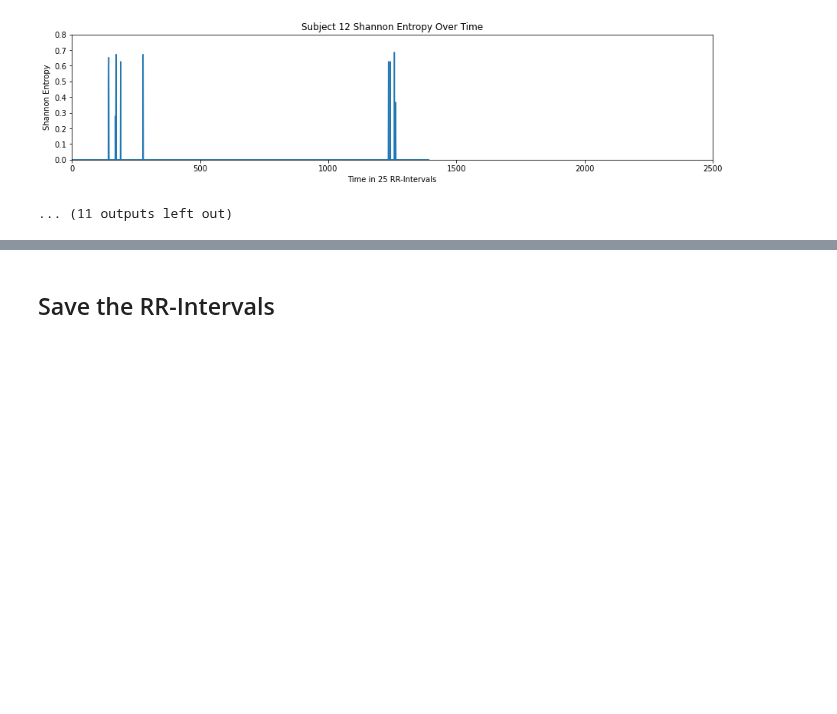
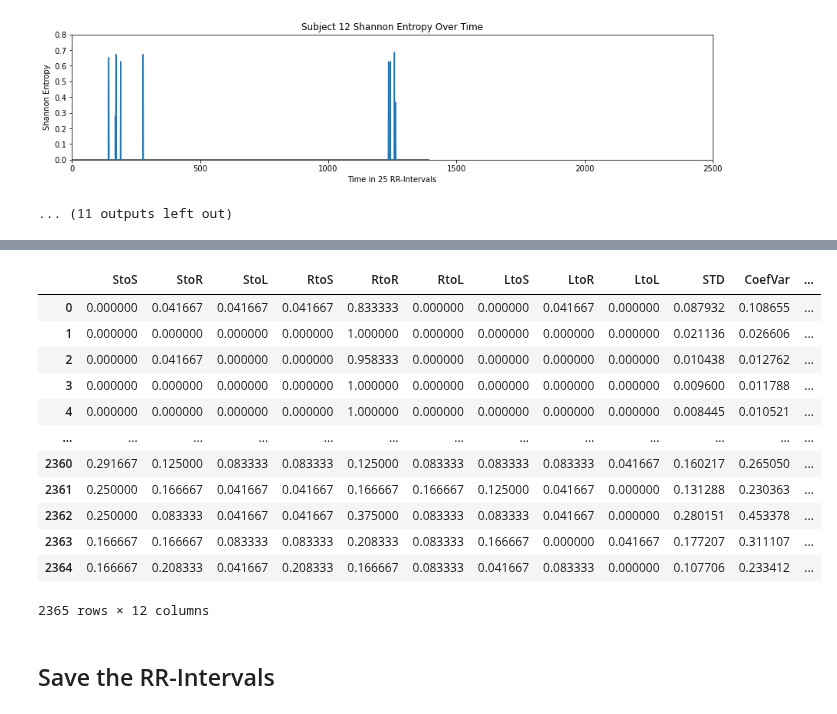
Before and after one commit to NNLUliskey/svsm_ml_2022, a Jupyter notebook: Volatility.ipynb, the cells around one changed output, grey strips where cells are left out. Saved outputs shown, nothing was run; the diff lists cells and outputs as text; code cells hidden in the pictures; blank space fills up the shorter version.

```diff
--- a/Volatility.ipynb
+++ b/Volatility.ipynb
@@ -490,0 +601,8 @@ for index, subject in enumerate(shannon_main):
+# %%
+Range_list = []
+for subject in subset_dataframes:
+    range_array = []
+    for chunk in subject:
+        ranges = max(chunk['Interval']) - min(chunk['Interval'])
+        range_array.append(ranges)
+    Range_list.append(range_array)
@@ -491,3 +633,48 @@ for index, subject in enumerate(shannon_main):
+# %%
+jjpleasedonotwritemeup = []
+
+for subject in subset_dataframes:
+
+
+    tempdf = pd.DataFrame(
+
+        data = np.transpose(np.array([
+                                        [x[0] for x in transitions_list[idx]],
+                                        [x[1] for x in transitions_list[idx]],
+                                        [x[2] for x in transitions_list[idx]],
+                                        [x[3] for x in transitions_list[idx]],
+                                        [x[4] for x in transitions_list[idx]],
+                                        [x[5] for x in transitions_list[idx]],
+                                        [x[6] for x in transitions_list[idx]],
+                                        [x[7] for x in transitions_list[idx]],
+                                        [x[8] for x in transitions_list[idx]],
+                                        Std_list[idx],
+                                        CoefVar_list[idx],
+                                        Range_list[idx],
+                                        ])
+                               ),
+
+
+        columns = ['StoS', 'StoR', 'StoL', 'RtoS', 'RtoR', 'RtoL', 'LtoS', 'LtoR', 'LtoL', 'STD', 'CoefVar', 'Range']
+
+    )
+    jjpleasedonotwritemeup.append(tempdf)
+# %%
+jjpleasedonotwritemeup[0]
+# %% [output]
+|  | StoS | StoR | StoL | RtoS | RtoR | RtoL | LtoS | LtoR | LtoL | STD | CoefVar | ... |
+| 0 | 0.000000 | 0.041667 | 0.041667 | 0.041667 | 0.833333 | 0.000000 | 0.000000 | 0.041667 | 0.000000 | 0.087932 | 0.108655 | ... |
+| 1 | 0.000000 | 0.000000 | 0.000000 | 0.000000 | 1.000000 | 0.000000 | 0.000000 | 0.000000 | 0.000000 | 0.021136 | 0.026606 | ... |
+| 2 | 0.000000 | 0.041667 | 0.000000 | 0.000000 | 0.958333 | 0.000000 | 0.000000 | 0.000000 | 0.000000 | 0.010438 | 0.012762 | ... |
+| 3 | 0.000000 | 0.000000 | 0.000000 | 0.000000 | 1.000000 | 0.000000 | 0.000000 | 0.000000 | 0.000000 | 0.009600 | 0.011788 | ... |
+| 4 | 0.000000 | 0.000000 | 0.000000 | 0.000000 | 1.000000 | 0.000000 | 0.000000 | 0.000000 | 0.000000 | 0.008445 | 0.010521 | ... |
+| ... | ... | ... | ... | ... | ... | ... | ... | ... | ... | ... | ... | ... |
+| 2360 | 0.291667 | 0.125000 | 0.083333 | 0.083333 | 0.125000 | 0.083333 | 0.083333 | 0.083333 | 0.041667 | 0.160217 | 0.265050 | ... |
+| 2361 | 0.250000 | 0.166667 | 0.041667 | 0.041667 | 0.166667 | 0.166667 | 0.125000 | 0.041667 | 0.000000 | 0.131288 | 0.230363 | ... |
+| 2362 | 0.250000 | 0.083333 | 0.041667 | 0.041667 | 0.375000 | 0.083333 | 0.083333 | 0.041667 | 0.000000 | 0.280151 | 0.453378 | ... |
+| 2363 | 0.166667 | 0.166667 | 0.083333 | 0.083333 | 0.208333 | 0.083333 | 0.166667 | 0.000000 | 0.041667 | 0.177207 | 0.311107 | ... |
+| 2364 | 0.166667 | 0.208333 | 0.041667 | 0.208333 | 0.166667 | 0.083333 | 0.041667 | 0.083333 | 0.000000 | 0.107706 | 0.233412 | ... |
+2365 rows × 12 columns
 # %% [markdown]
 ## Save the RR-Intervals
 # %%
```
Also changed, not shown: parts of 6 cells of this notebook.
